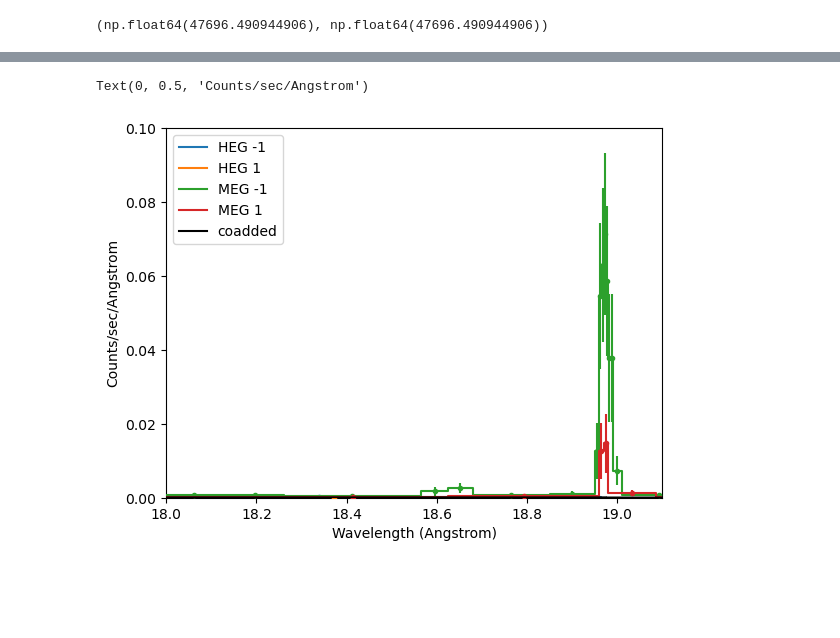
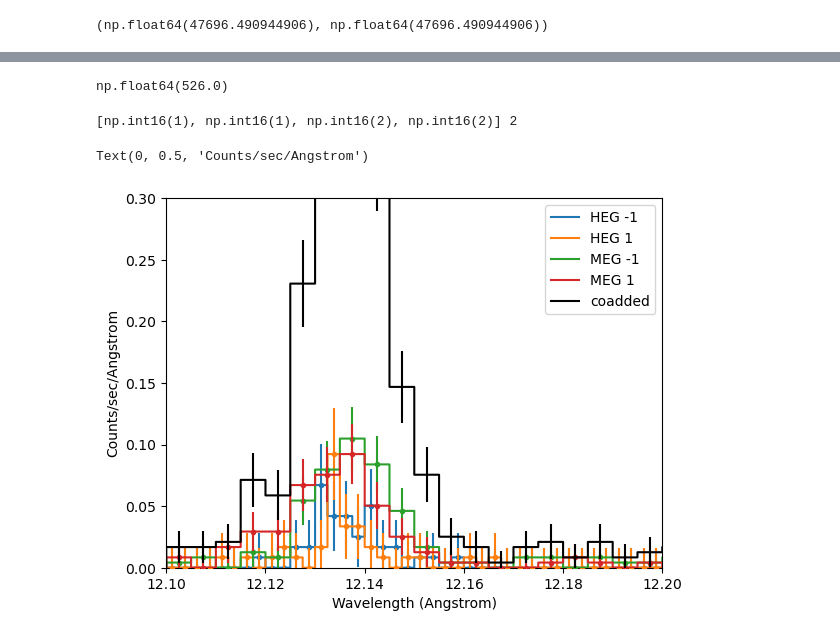
Before and after one commit to HETGS/tgdingo, a Jupyter notebook: develop/plot.ipynb, the cells around one changed output, grey strips where cells are left out. Saved outputs shown, nothing was run; the diff lists cells and outputs as text; code cells hidden in the pictures; blank space fills up the shorter version.

```diff
--- a/develop/plot.ipynb
+++ b/develop/plot.ipynb
@@ -94,3 +138,14 @@ def coadd(phas: list[DataPHA]) -> DataPHA:
     coadded_pha.set_response(combined_arf, None)
 
     return coadded_pha
+# %%
+phas = [hm1, hp1, mm1, mp1]
+tg_parts = [pha.header.get("TG_PART") for pha in phas]
+base_index = tg_parts.index(2)
+
+coadded_pha = copy.deepcopy(phas[base_index])
+combined_arf = copy.deepcopy(phas[base_index].get_arf(1))
+
+# Sum counts and combine ARFs
+coadded_pha.counts[:] = 0
+combined_arf.dep[:] = 0
@@ -96,0 +186,4 @@ def coadd(phas: list[DataPHA]) -> DataPHA:
+# %%
+binned_counts.sum()
+# %% [output]
+np.float64(526.0)
@@ -97,27 +193,29 @@ def coadd(phas: list[DataPHA]) -> DataPHA:
 # %%
 coadded_pha = coadd([hm1,hp1, mm1, mp1])
-coadded_pha.group_counts(5)
+coadded_pha.ungroup()
 coadded_pha.set_analysis("wave")
+# %% [output]
+[np.int16(1), np.int16(1), np.int16(2), np.int16(2)] 2
 # %%
 dataplot = DataPHAPlot()
 
 for k, v in phas.items():
-    v.group_counts(5)
+    v.ungroup()
     v.set_analysis("wave")
     dataplot.prepare(v, stat=Chi2Gehrels())
     dataplot.plot(label=f"{k[0]} {k[1]}", linestyle="-", yerrorbars=True, overplot=True)
 
 dataplot.prepare(coadded_pha, stat=Chi2Gehrels())
 dataplot.plot(overplot=True, label="coadded", linestyle="-", marker=None, color="k")
 
 import matplotlib.pyplot as plt
 
 ax = plt.gca()
-ax.set_xlim(18, 19.1)
-ax.set_ylim(0, 0.1)
+ax.set_xlim(12.1, 12.2)
+ax.set_ylim(0, 0.3)
 ax.set_xlabel(dataplot.xlabel)
 ax.set_ylabel(dataplot.ylabel)
 # %% [output]
 Text(0, 0.5, 'Counts/sec/Angstrom')
-[figure, old version]
+[figure, new version]
 # %%
```
Also changed, not shown: parts of 10 cells of this notebook, 12 other files.
